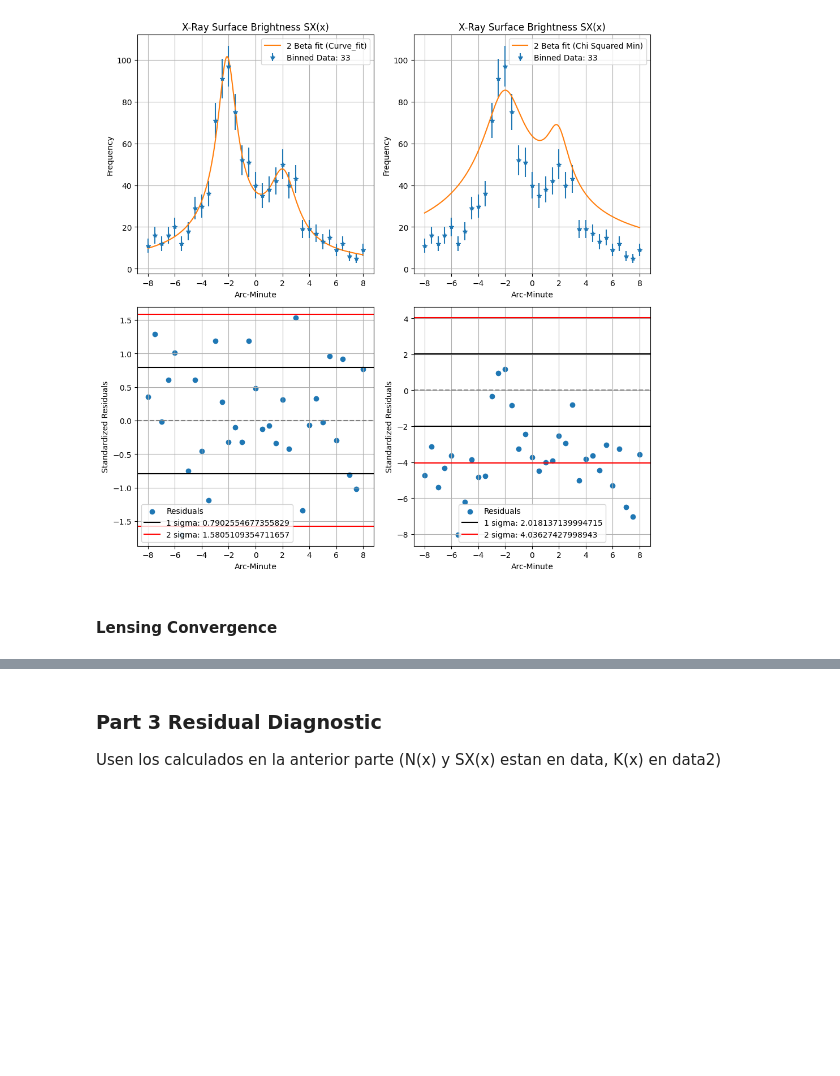
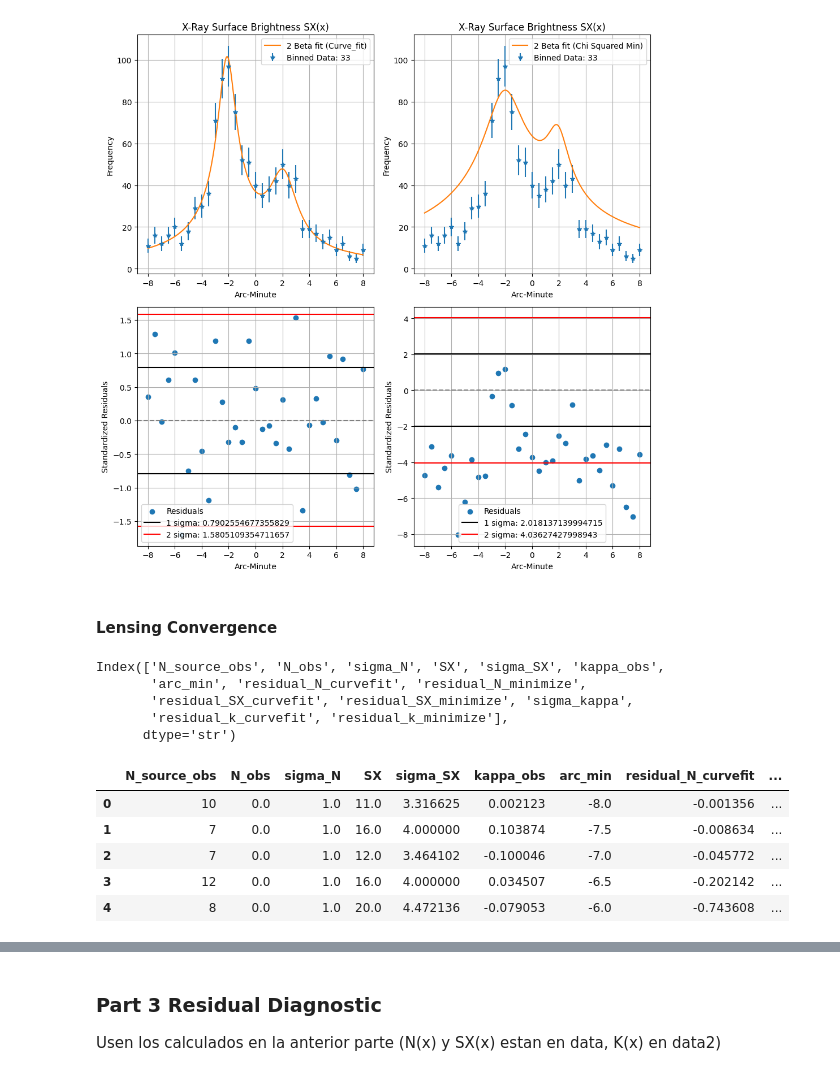
Before and after one commit to jdgv1709/Statistical-Analysis-of-the-Bullet-Cluster-Statistics-1-Course, a Jupyter notebook: Final Exam.ipynb, the cells around one changed output, grey strips where cells are left out. Cells and saved outputs as stored; diff of their text form; code cells hidden in the pictures; blank space fills up the shorter version.

```diff
--- a/Final Exam.ipynb
+++ b/Final Exam.ipynb
@@ -519,6 +519,14 @@ plt.show()
 [figure]
 # %% [markdown]
 #### Lensing Convergence
+# %%
+data.keys()
+# %% [output]
+Index(['N_source_obs', 'N_obs', 'sigma_N', 'SX', 'sigma_SX', 'kappa_obs',
+       'arc_min', 'residual_N_curvefit', 'residual_N_minimize',
+       'residual_SX_curvefit', 'residual_SX_minimize', 'sigma_kappa',
+       'residual_k_curvefit', 'residual_k_minimize'],
+      dtype='str')
 # %%
 #Calculate the Sigma_Kappa
 def sigma_kappa(data,sigma_epsilon = 0.30):
@@ -552,3 +562,12 @@ data2=remove_nan_sigma_kappa(data)
+# %%
+data.head()
+# %% [output]
+|  | N_source_obs | N_obs | sigma_N | SX | sigma_SX | kappa_obs | arc_min | residual_N_curvefit | ... |
+| 0 | 10 | 0.0 | 1.0 | 11.0 | 3.316625 | 0.002123 | -8.0 | -0.001356 | ... |
+| 1 | 7 | 0.0 | 1.0 | 16.0 | 4.000000 | 0.103874 | -7.5 | -0.008634 | ... |
+| 2 | 7 | 0.0 | 1.0 | 12.0 | 3.464102 | -0.100046 | -7.0 | -0.045772 | ... |
+| 3 | 12 | 0.0 | 1.0 | 16.0 | 4.000000 | 0.034507 | -6.5 | -0.202142 | ... |
+| 4 | 8 | 0.0 | 1.0 | 20.0 | 4.472136 | -0.079053 | -6.0 | -0.743608 | ... |
 # %%
 initial_guess_k=[0.42,-3,1.4,0.35,3,1.3]
 x= np.linspace(-8,8,1000)
```
Also changed, not shown: parts of 8 cells of this notebook, 1 other file.
